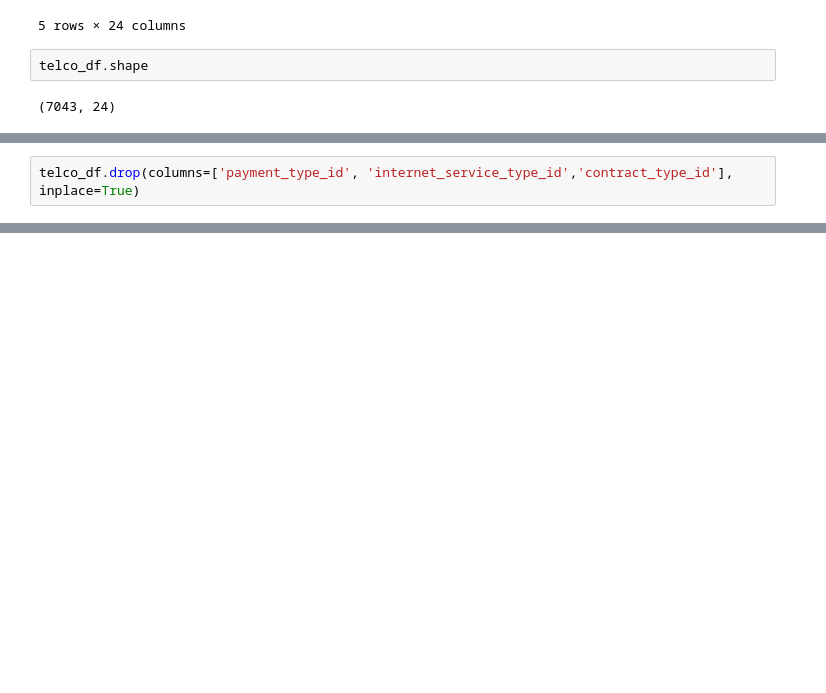
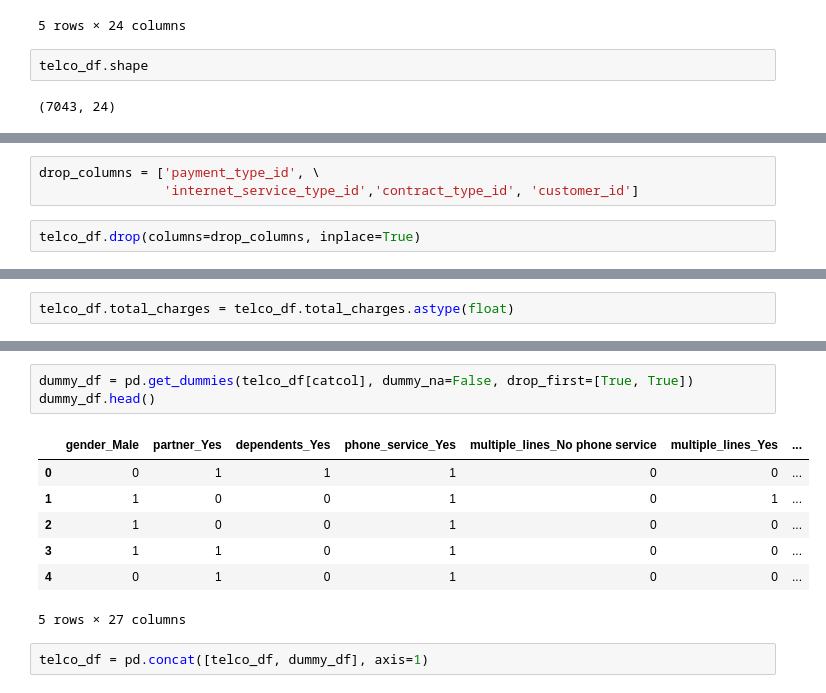
Before and after one commit to markydoug/classification-exercises, a Jupyter notebook: classification_exercises.ipynb, the cells around one changed output, grey strips where cells are left out. Saved outputs shown, nothing was run; the diff lists cells and outputs as text; blank space fills up the shorter version.

```diff
--- a/classification_exercises.ipynb
+++ b/classification_exercises.ipynb
@@ -518,2 +569,5 @@ telco_df.shape
+# %%
+drop_columns = ['payment_type_id', \
+                'internet_service_type_id','contract_type_id', 'customer_id']
 # %%
-telco_df.drop(columns=['payment_type_id', 'internet_service_type_id','contract_type_id'], inplace=True)
+telco_df.drop(columns=drop_columns, inplace=True)
@@ -561,0 +580,2 @@ memory usage: 1.2+ MB
+# %%
+telco_df.total_charges = telco_df.total_charges.astype(float)
@@ -561,0 +608,13 @@ memory usage: 1.2+ MB
+# %%
+dummy_df = pd.get_dummies(telco_df[catcol], dummy_na=False, drop_first=[True, True])
+dummy_df.head()
+# %% [output]
+|  | gender_Male | partner_Yes | dependents_Yes | phone_service_Yes | multiple_lines_No phone service | multiple_lines_Yes | ... |
+| 0 | 0 | 1 | 1 | 1 | 0 | 0 | ... |
+| 1 | 1 | 0 | 0 | 1 | 0 | 1 | ... |
+| 2 | 1 | 0 | 0 | 1 | 0 | 0 | ... |
+| 3 | 1 | 1 | 0 | 1 | 0 | 0 | ... |
+| 4 | 0 | 1 | 0 | 1 | 0 | 0 | ... |
+5 rows × 27 columns
+# %%
+telco_df = pd.concat([telco_df, dummy_df], axis=1)
```
Also changed, not shown: parts of 67 cells of this notebook.
